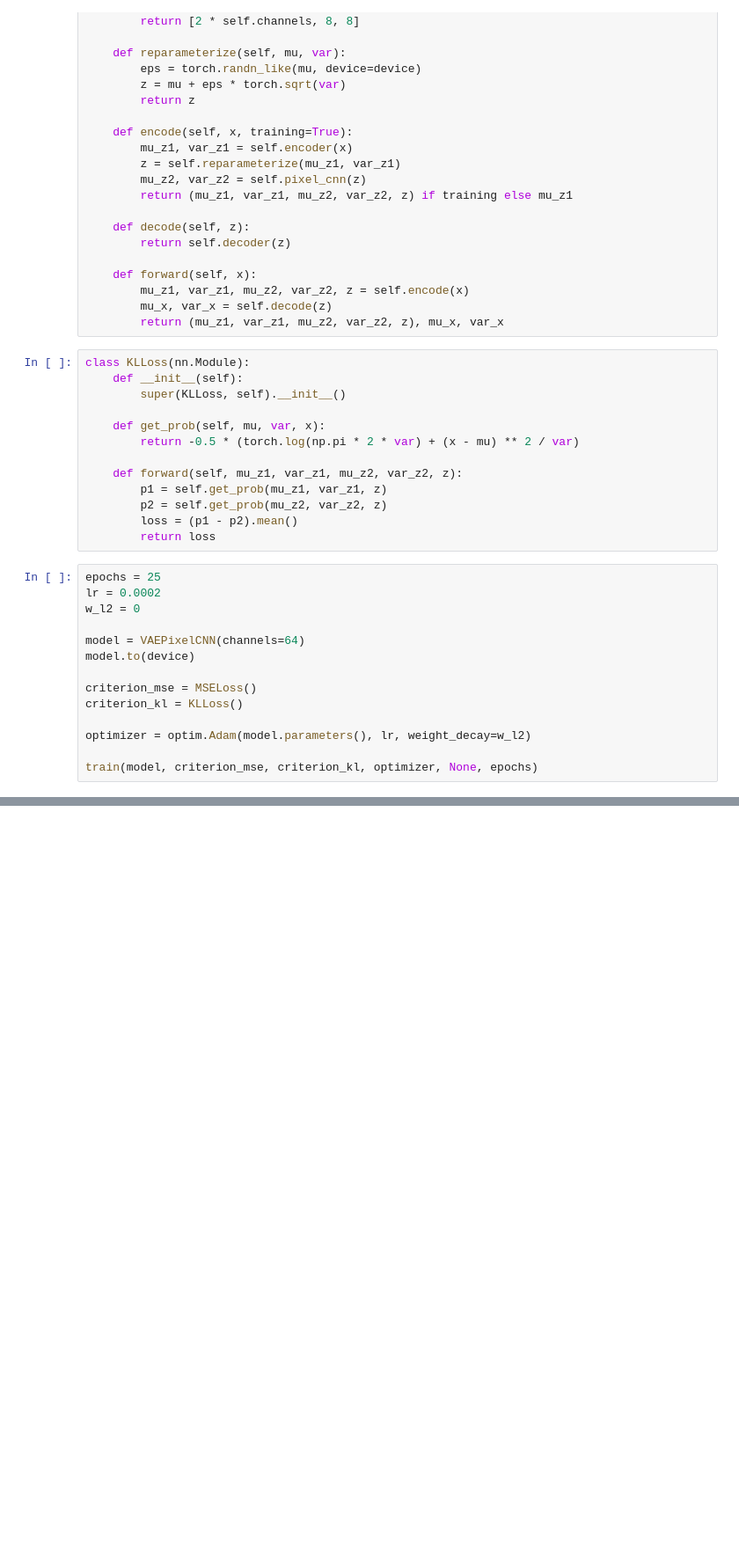
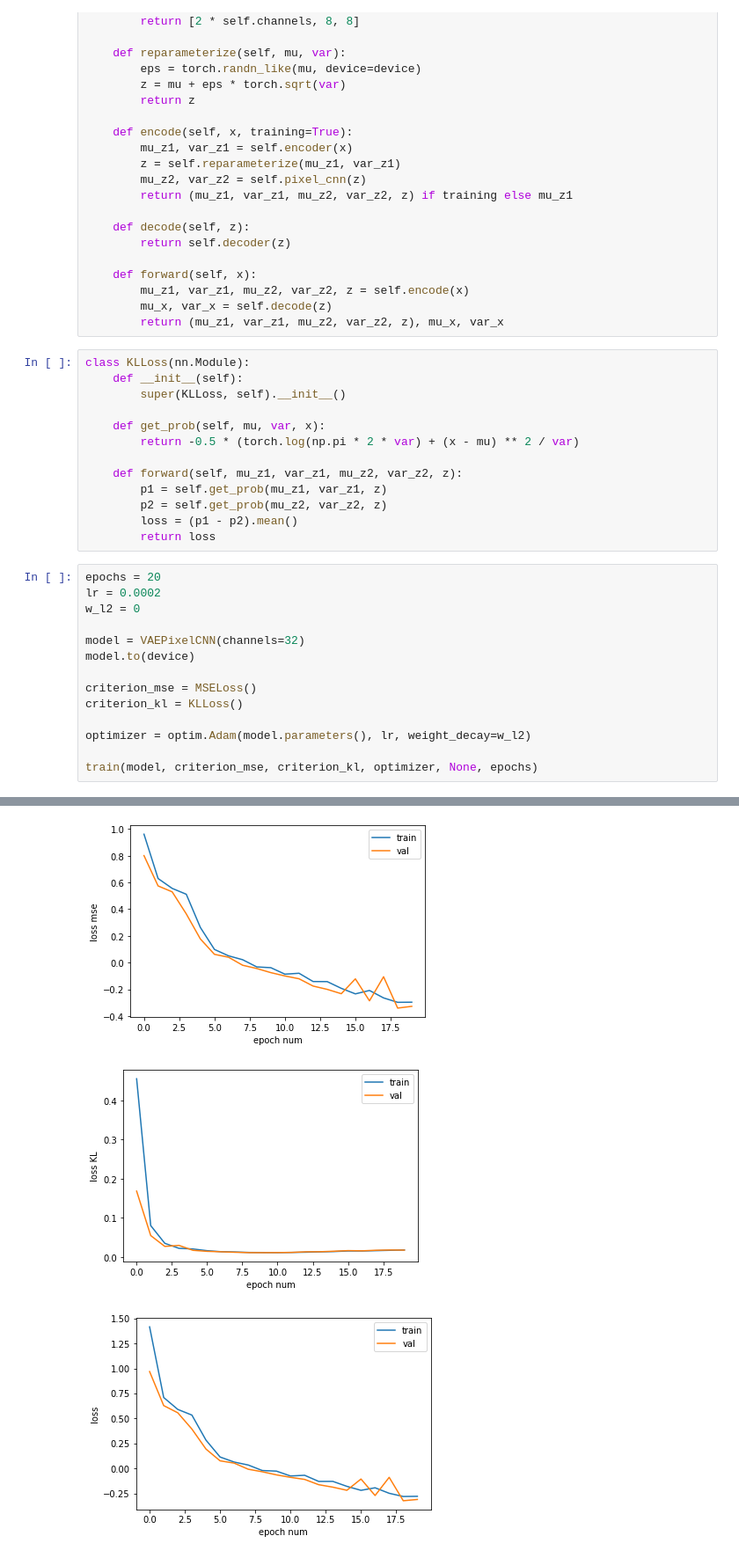
Before and after one commit to GrigoryBartosh/hse07_dul, a Jupyter notebook: hw32.ipynb, the cells around one changed output, grey strips where cells are left out. Shown at 88% size. Saved outputs shown, nothing was run; the diff lists cells and outputs as text; blank space fills up the shorter version.

```diff
--- a/hw32.ipynb
+++ b/hw32.ipynb
@@ -440,11 +449,11 @@ class KLLoss(nn.Module):
         loss = (p1 - p2).mean()
         return loss
 # %%
-epochs = 25
+epochs = 20
 lr = 0.0002
 w_l2 = 0
 
-model = VAEPixelCNN(channels=64)
+model = VAEPixelCNN(channels=32)
 model.to(device)
 
 criterion_mse = MSELoss()
@@ -453,3 +462,4 @@ criterion_kl = KLLoss()
 optimizer = optim.Adam(model.parameters(), lr, weight_decay=w_l2)
 
 train(model, criterion_mse, criterion_kl, optimizer, None, epochs)
+# %% [output]
@@ -456,3 +467,6 @@ train(model, criterion_mse, criterion_kl, optimizer, None, epochs)
+[figure, added]
+[figure, added]
+[figure, added]
 # %%
 model.eval()
 show_interpolation(model, 10, 10)
```
Also changed, not shown: parts of 7 cells of this notebook.
